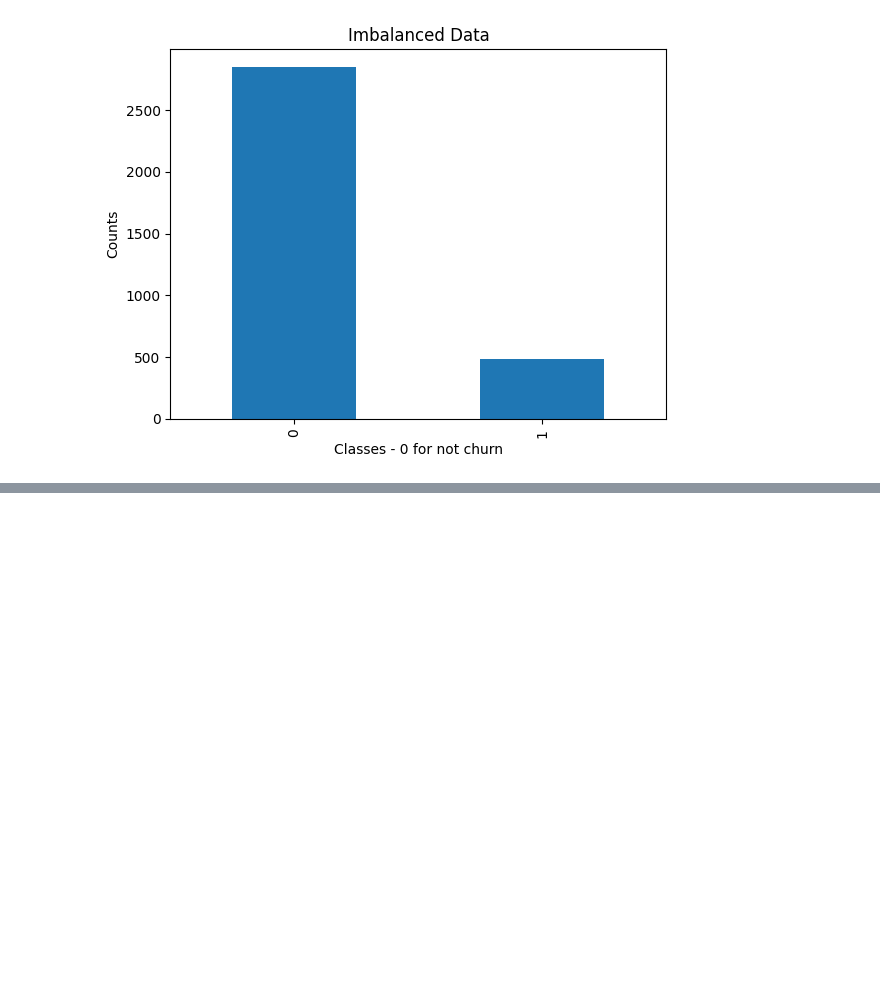
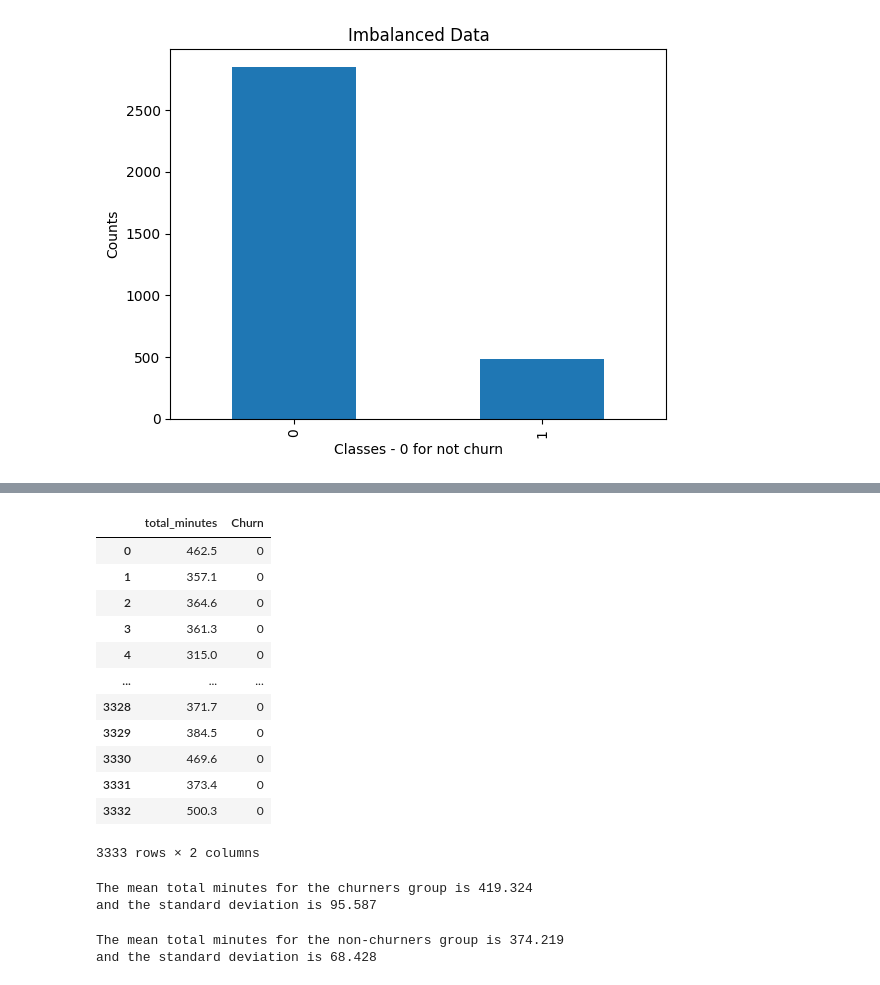
Before and after one commit to ryslipe/naive_bayes_classifier, a Jupyter notebook: notebooks/01_load_and_validate_raw_data.ipynb, the cells around one changed output, grey strips where cells are left out. Cells and saved outputs as stored; diff of their text form; code cells hidden in the pictures; blank space fills up the shorter version.

```diff
--- a/notebooks/01_load_and_validate_raw_data.ipynb
+++ b/notebooks/01_load_and_validate_raw_data.ipynb
@@ -373,0 +575,16 @@ plt.show()
+# %%
+df_total_mins
+# %% [output]
+|  | total_minutes | Churn |
+| 0 | 462.5 | 0 |
+| 1 | 357.1 | 0 |
+| 2 | 364.6 | 0 |
+| 3 | 361.3 | 0 |
+| 4 | 315.0 | 0 |
+| ... | ... | ... |
+| 3328 | 371.7 | 0 |
+| 3329 | 384.5 | 0 |
+| 3330 | 469.6 | 0 |
+| 3331 | 373.4 | 0 |
+| 3332 | 500.3 | 0 |
+3333 rows × 2 columns
@@ -373,0 +595,5 @@ plt.show()
+# %%
+print(f'The mean total minutes for the churners group is {round(total_mins_churn_mean, 3)}\nand the standard deviation is {round(total_mins_churn_sd, 3)}')
+# %% [output]
+The mean total minutes for the churners group is 419.324
+and the standard deviation is 95.587
@@ -373,0 +604,5 @@ plt.show()
+# %%
+print(f'The mean total minutes for the non-churners group is {round(total_mins_not_churn_mean, 3)}\nand the standard deviation is {round(total_mins_not_churn_sd, 3)}')
+# %% [output]
+The mean total minutes for the non-churners group is 374.219
+and the standard deviation is 68.428
```
Also changed, not shown: parts of 51 cells of this notebook, 2 other files.
